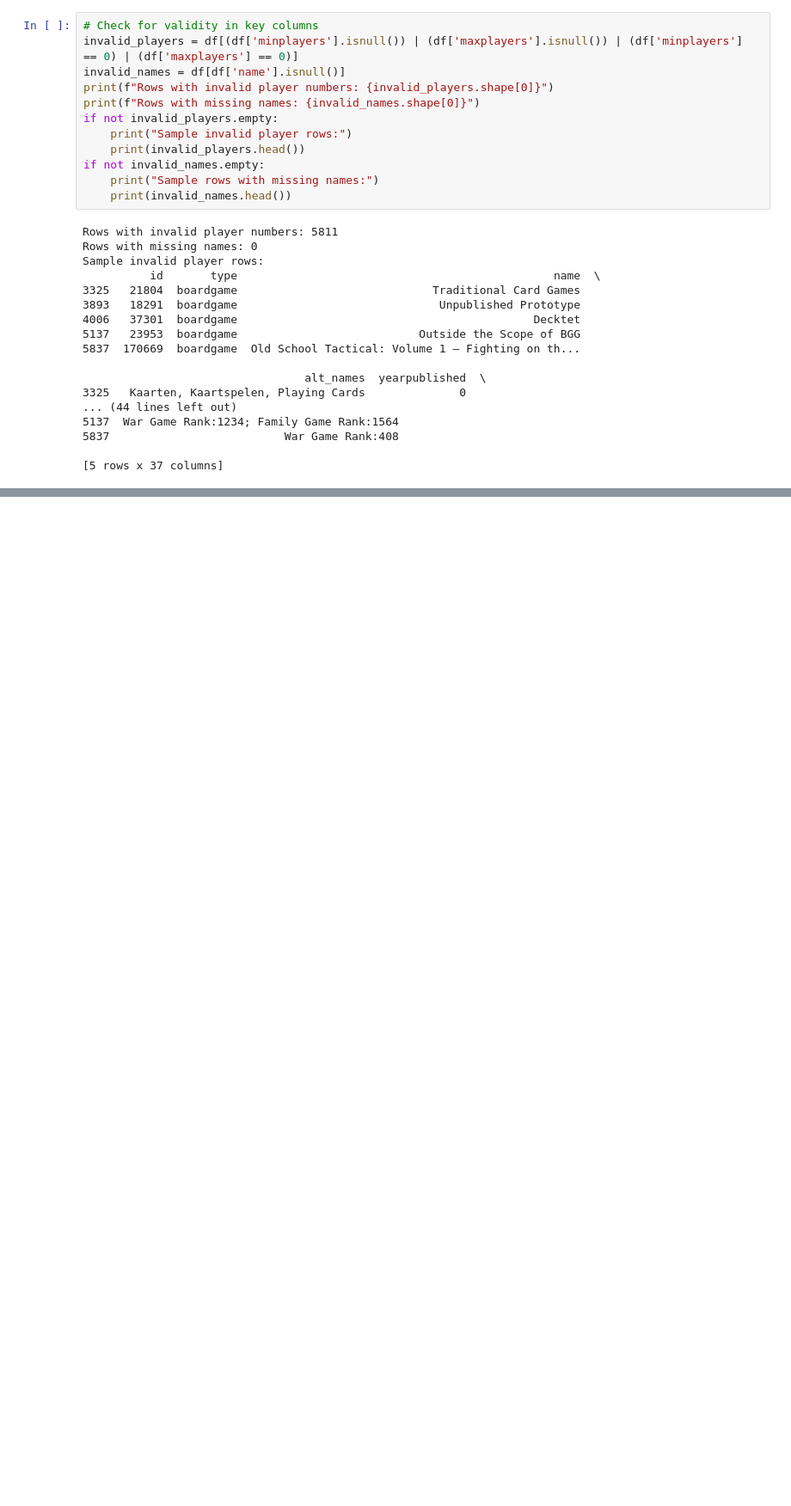
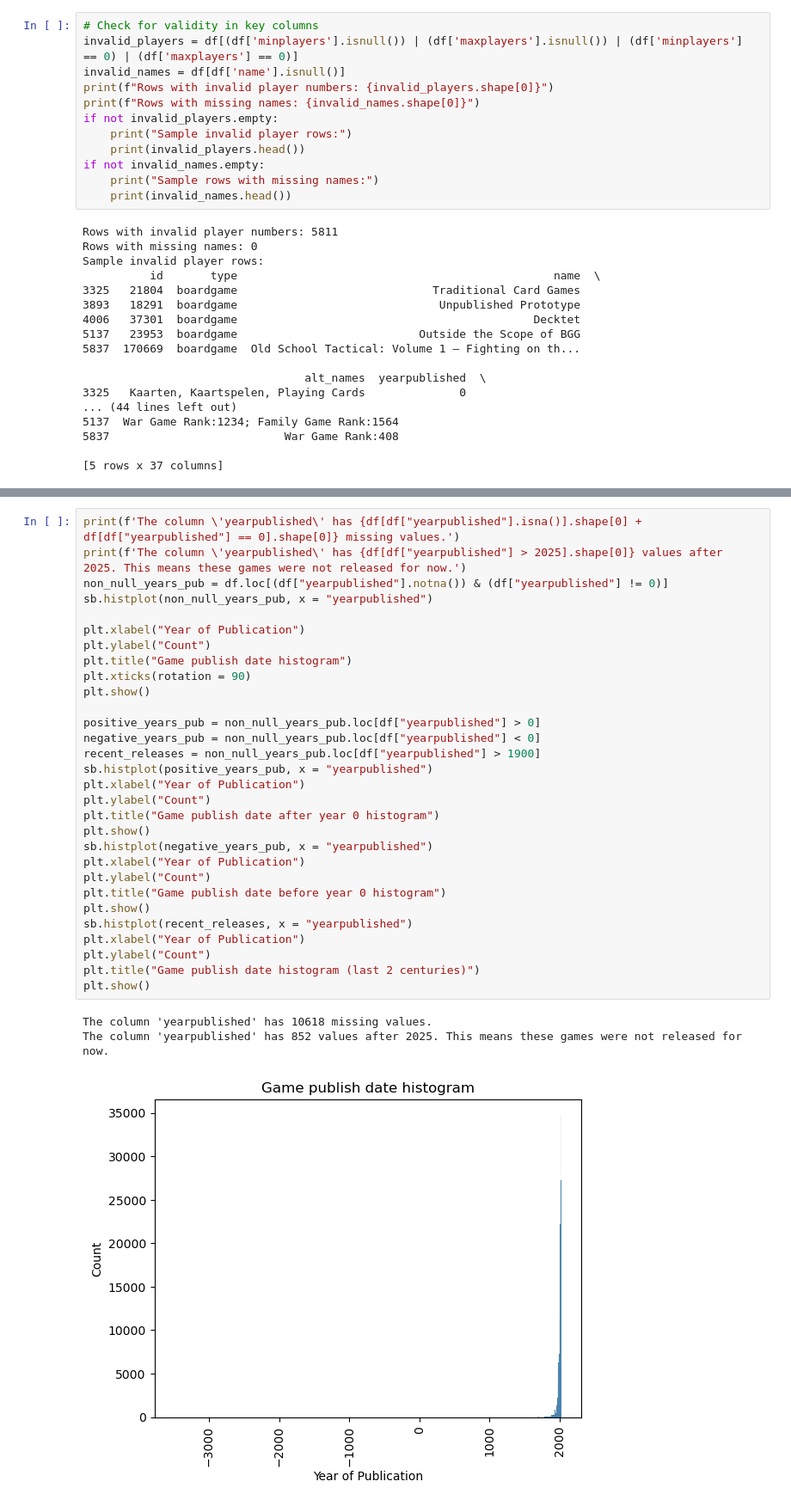
Before and after one commit to LsFaria04/PRI_Board_Games_Search_System, a Jupyter notebook: analysis.ipynb, the cells around one changed output, grey strips where cells are left out. Shown at 86% size. Cells and saved outputs as stored; diff of their text form; blank space fills up the shorter version.

```diff
--- a/analysis.ipynb
+++ b/analysis.ipynb
@@ -88,0 +111,34 @@ Sample invalid player rows:
+# %%
+print(f'The column \'yearpublished\' has {df[df["yearpublished"].isna()].shape[0] + df[df["yearpublished"] == 0].shape[0]} missing values.')
+print(f'The column \'yearpublished\' has {df[df["yearpublished"] > 2025].shape[0]} values after 2025. This means these games were not released for now.')
+non_null_years_pub = df.loc[(df["yearpublished"].notna()) & (df["yearpublished"] != 0)]
+sb.histplot(non_null_years_pub, x = "yearpublished")
+
+plt.xlabel("Year of Publication")
+plt.ylabel("Count")
+plt.title("Game publish date histogram")
+plt.xticks(rotation = 90)
+plt.show()
+
+positive_years_pub = non_null_years_pub.loc[df["yearpublished"] > 0]
+negative_years_pub = non_null_years_pub.loc[df["yearpublished"] < 0]
+recent_releases = non_null_years_pub.loc[df["yearpublished"] > 1900]
+sb.histplot(positive_years_pub, x = "yearpublished")
+plt.xlabel("Year of Publication")
+plt.ylabel("Count")
+plt.title("Game publish date after year 0 histogram")
+plt.show()
+sb.histplot(negative_years_pub, x = "yearpublished")
+plt.xlabel("Year of Publication")
+plt.ylabel("Count")
+plt.title("Game publish date before year 0 histogram")
+plt.show()
+sb.histplot(recent_releases, x = "yearpublished")
+plt.xlabel("Year of Publication")
+plt.ylabel("Count")
+plt.title("Game publish date histogram (last 2 centuries)")
+plt.show()
+# %% [output]
+The column 'yearpublished' has 10618 missing values.
+The column 'yearpublished' has 852 values after 2025. This means these games were not released for now.
+[figure, added]
```
Also changed, not shown: parts of 10 cells of this notebook.
